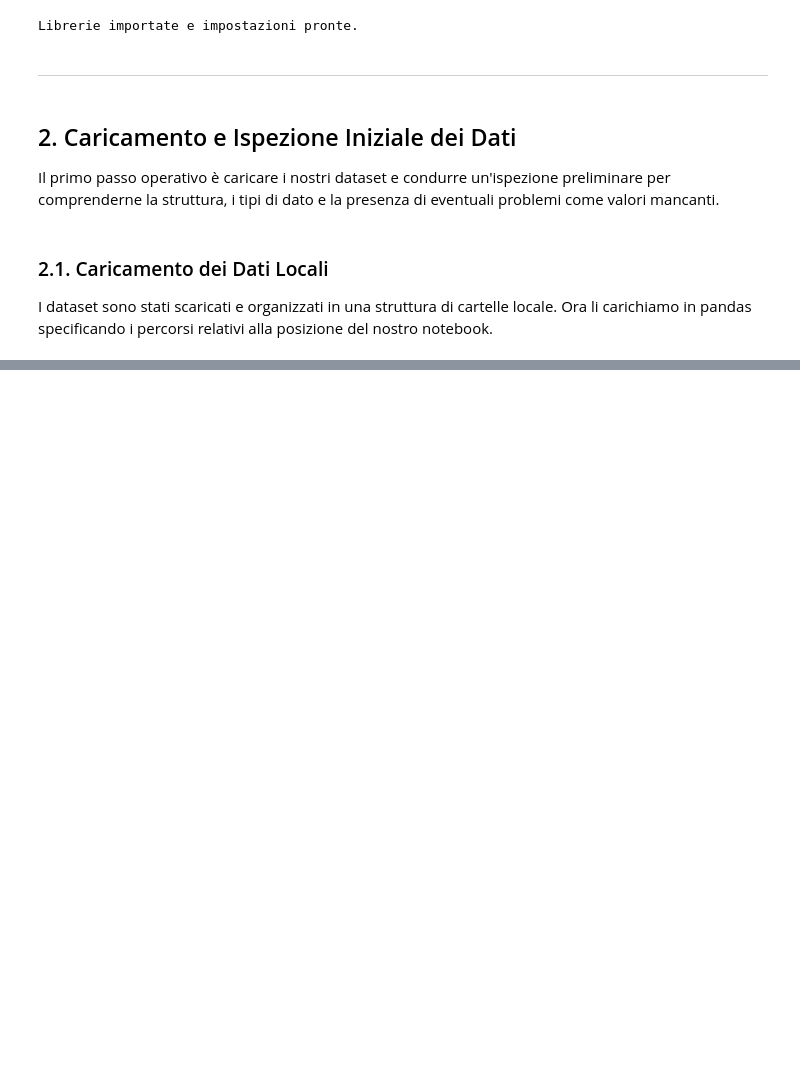
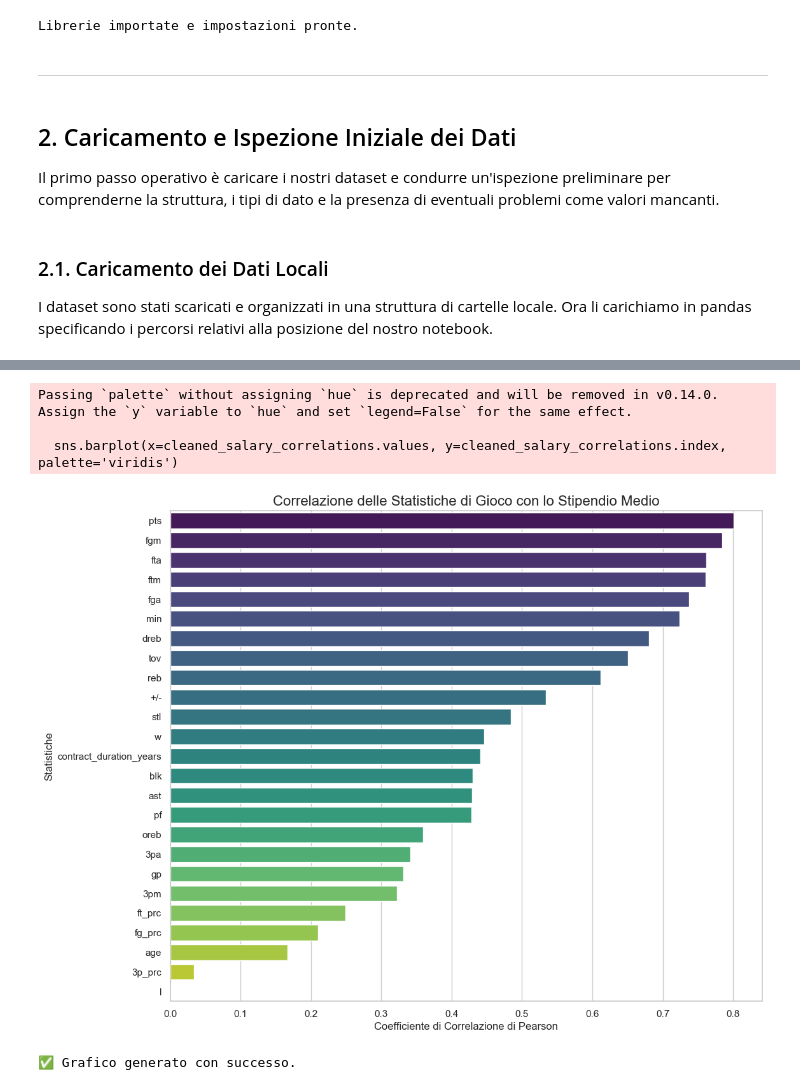
Before and after one commit to alessiobifulco/NBA-Salary-Prediction, a Jupyter notebook: notebook/project.ipynb, the cells around one changed output, grey strips where cells are left out. Drawn from its saved outputs; the diff is of its cells as text; code cells hidden in the pictures; blank space fills up the shorter version.

```diff
--- a/notebook/project.ipynb
+++ b/notebook/project.ipynb
@@ -85,0 +227,27 @@ Prime 5 righe del DataFrame dei Contratti:
+# %%
+
+numeric_df = contracts_df.select_dtypes(include=np.number)
+
+correlation_matrix = numeric_df.corr()
+
+salary_correlations = correlation_matrix['avg_salary'].sort_values(ascending=False)
+
+vars_to_drop = ['avg_salary', 'total_contract_value']
+cleaned_salary_correlations = salary_correlations.drop(labels=vars_to_drop, errors='ignore')
+
+# 5. Ora, nella stessa cella, creiamo il grafico a barre
+plt.figure(figsize=(12, 10))
+sns.barplot(x=cleaned_salary_correlations.values, y=cleaned_salary_correlations.index, palette='viridis')
+
+plt.title('Correlazione delle Statistiche di Gioco con lo Stipendio Medio', fontsize=16)
+plt.xlabel('Coefficiente di Correlazione di Pearson', fontsize=12)
+plt.ylabel('Statistiche', fontsize=12)
+plt.show()
+
+print("\n✅ Grafico generato con successo.")
+# %% [output]
+Passing `palette` without assigning `hue` is deprecated and will be removed in v0.14.0. Assign the `y` variable to `hue` and set `legend=False` for the same effect.
+
+  sns.barplot(x=cleaned_salary_correlations.values, y=cleaned_salary_correlations.index, palette='viridis')
+[figure, added]
+✅ Grafico generato con successo.
```
Also changed, not shown: parts of 47 cells of this notebook, 7 other files.
